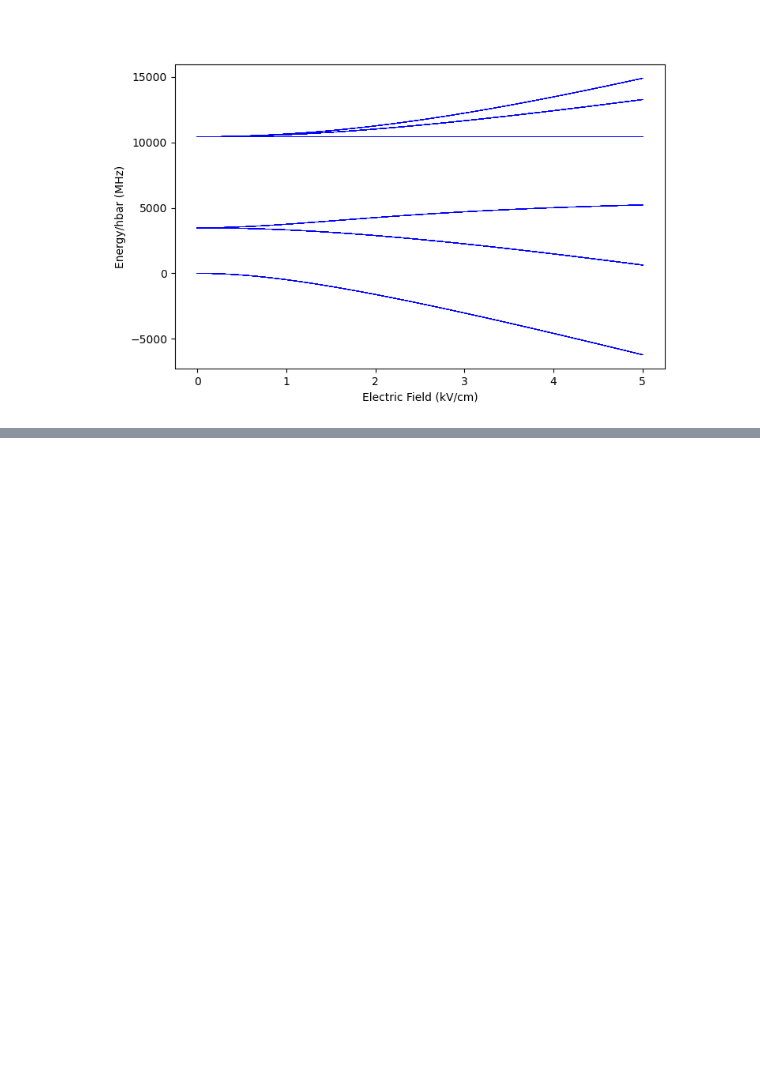
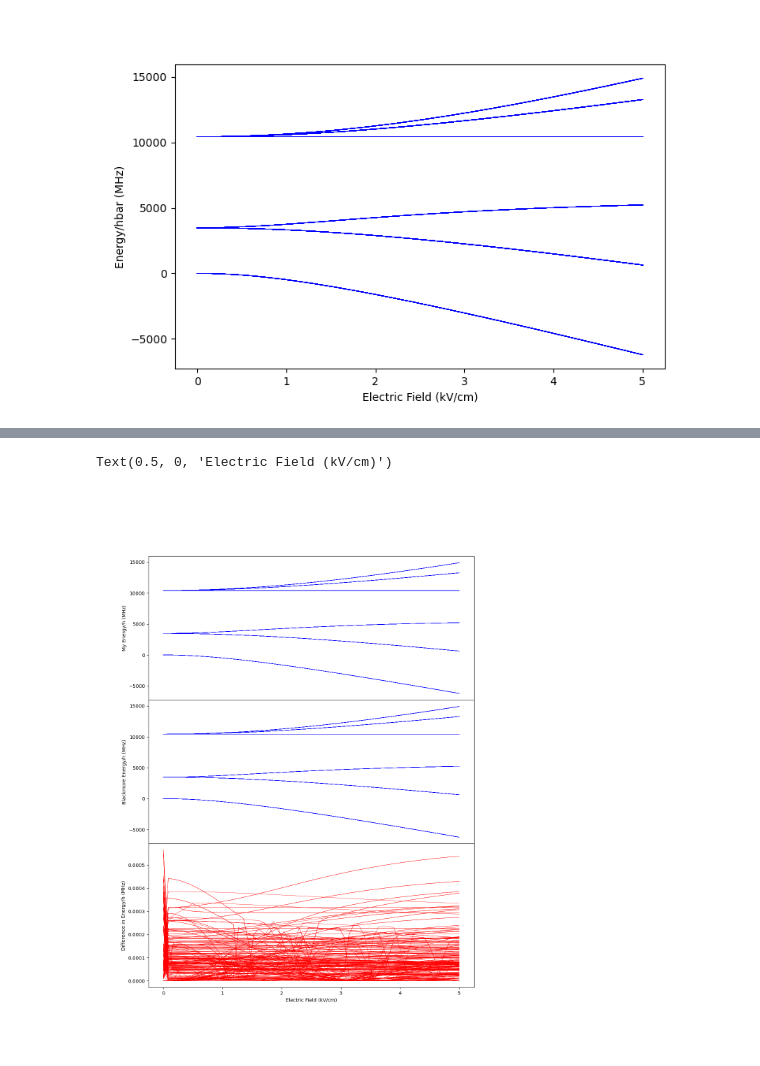
Before and after one commit to pmeshkov/PHY487Research, a Jupyter notebook: NaCs_dc_stark/NaCs_dc_stark_decoupled.ipynb, the cells around one changed output, grey strips where cells are left out. Drawn from its saved outputs; the diff is of its cells as text; code cells hidden in the pictures; blank space fills up the shorter version.

```diff
--- a/NaCs_dc_stark/NaCs_dc_stark_decoupled.ipynb
+++ b/NaCs_dc_stark/NaCs_dc_stark_decoupled.ipynb
@@ -460,14 +469,14 @@ int_spin_rot_Na = Interaction(Na23Cs133["C2"], spin_rot_Na)
 int_stark = Interaction(Na23Cs133["d0"], stark)
 # %%
-NaCs = Molecule([0,1,2], 7/2, 3/2)
+NaCs = Molecule([0,1,2], 3/2, 7/2)
 NaCs.add_interaction(int_rotational)
 #NaCs.add_interaction(int_centrifugal)
 NaCs.add_interaction(int_quad_na)
 NaCs.add_interaction(int_quad_cs)
 NaCs.add_interaction(int_nuc_spin_spin)
 NaCs.add_interaction(int_nuc_spin_spin_dip)
+NaCs.add_interaction(int_spin_rot_Na)
 NaCs.add_interaction(int_spin_rot_Cs)
-NaCs.add_interaction(int_spin_rot_Na)
 NaCs.add_changing_interaction(int_stark)
 # %% [output]
 H has dim 288
@@ -502,0 +595,18 @@ Text(0.5, 0, 'Electric Field (kV/cm)')
+# %%
+pyplot.close()
+
+fig, ax = pyplot.subplots(3, 1, sharex = True, figsize=(12, 16))
+fig.subplots_adjust(hspace = 0)
+
+ax[0].plot(E*1e-5, myenergies[:,:]*1e-6/h, color='b', linewidth=0.5)
+ax[0].set_ylabel("My Energy/h (MHz)")
+
+ax[1].plot(E*1e-5, myenergies[:,:]*1e-6/h, color='b', linewidth=0.5)
+ax[1].set_ylabel("Blackmore Energy/h (MHz)")
+
+ax[2].plot(E*1e-5, dif[:,:]*1e-6/h, color='r', linewidth=0.5)
+ax[2].set_ylabel("Difference in Energy/h (MHz)")
+ax[2].set_xlabel("Electric Field (kV/cm)")
+# %% [output]
+Text(0.5, 0, 'Electric Field (kV/cm)')
+[figure, added]
```
Also changed, not shown: parts of 9 cells of this notebook, 5 other files.
